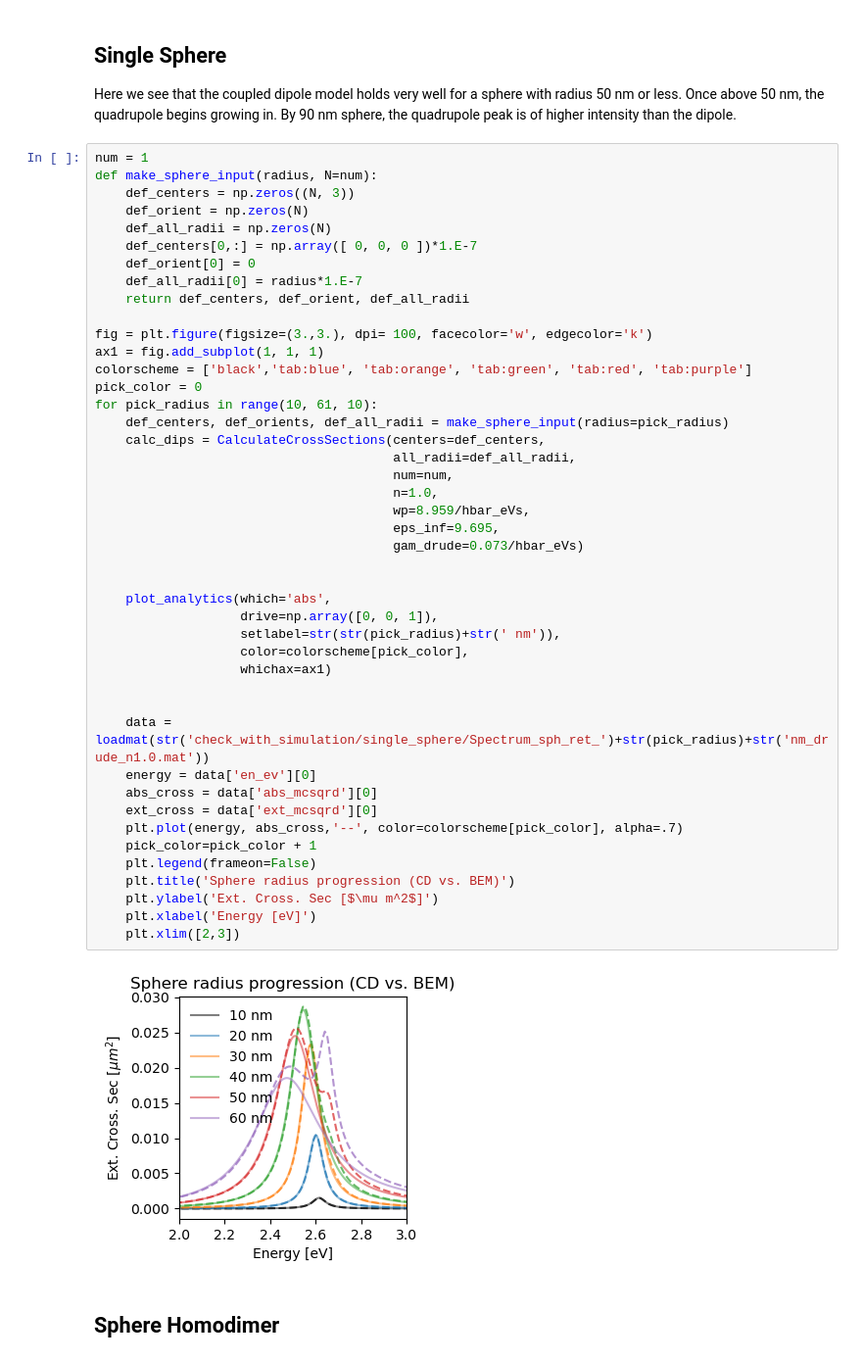
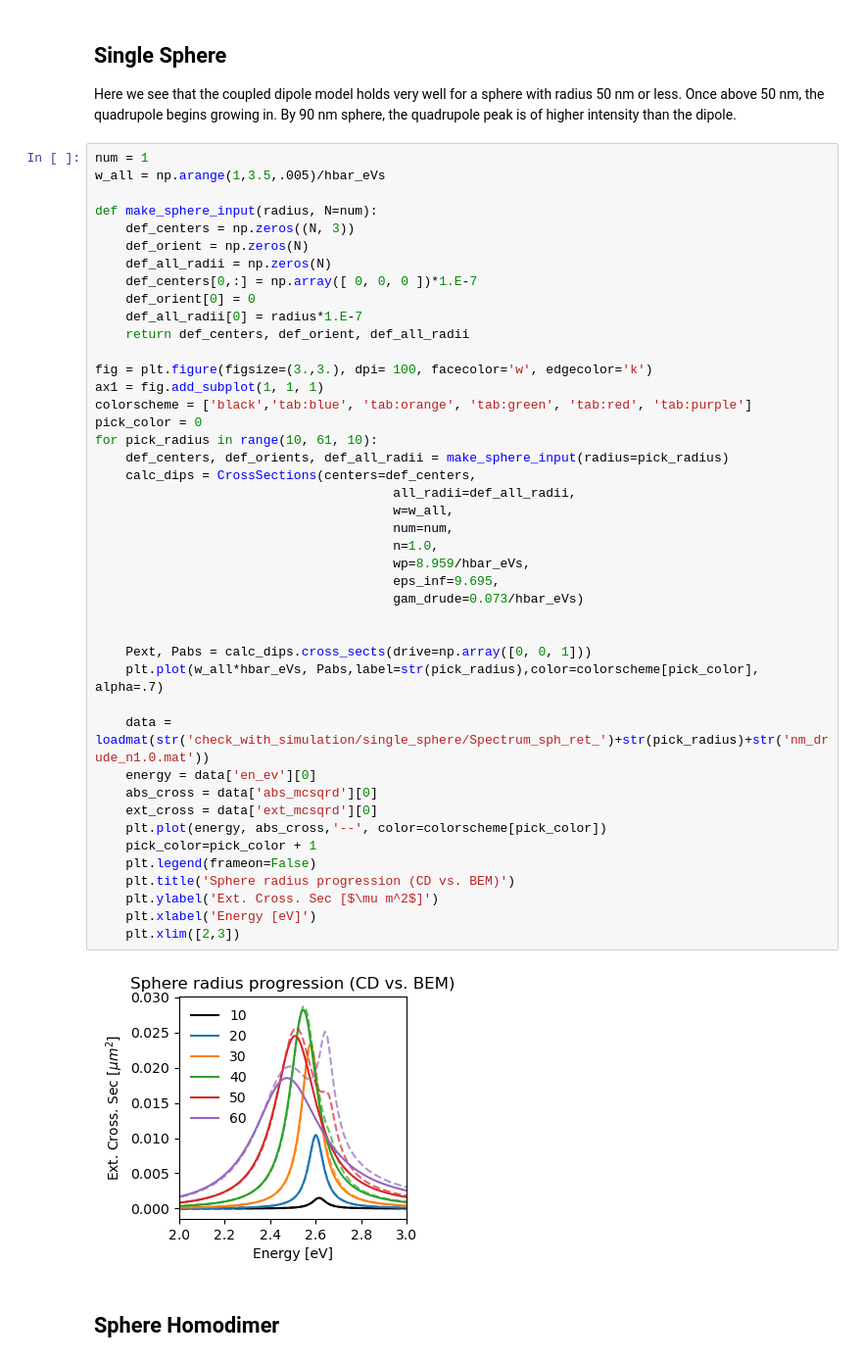
Before and after one commit to claireannewest/coupled_dipoles, a Jupyter notebook: Check Against BEM.ipynb, the cells around one changed output. Shown at 98% size. Cells and saved outputs as stored; diff of their text form.

Commit message:
w can be an array

```diff
--- a/Check Against BEM.ipynb
+++ b/Check Against BEM.ipynb
@@ -27,6 +12,8 @@ def plot_analytics(which, drive, setlabel, color, whichax):
 Here we see that the coupled dipole model holds very well for a sphere with radius 50 nm or less. Once above 50 nm, the quadrupole begins growing in. By 90 nm sphere, the quadrupole peak is of higher intensity than the dipole.
 # %%
 num = 1
+w_all = np.arange(1,3.5,.005)/hbar_eVs
+
 def make_sphere_input(radius, N=num):
     def_centers = np.zeros((N, 3))
     def_orient = np.zeros(N)
@@ -35,42 +22,39 @@ def make_sphere_input(radius, N=num):
     def_orient[0] = 0
     def_all_radii[0] = radius*1.E-7
     return def_centers, def_orient, def_all_radii
 
 fig = plt.figure(figsize=(3.,3.), dpi= 100, facecolor='w', edgecolor='k')
 ax1 = fig.add_subplot(1, 1, 1)
 colorscheme = ['black','tab:blue', 'tab:orange', 'tab:green', 'tab:red', 'tab:purple']
 pick_color = 0
 for pick_radius in range(10, 61, 10):
     def_centers, def_orients, def_all_radii = make_sphere_input(radius=pick_radius)
-    calc_dips = CalculateCrossSections(centers=def_centers,
+    calc_dips = CrossSections(centers=def_centers,
                                        all_radii=def_all_radii,
+                                       w=w_all,
                                        num=num,
                                        n=1.0,
                                        wp=8.959/hbar_eVs,
                                        eps_inf=9.695,
                                        gam_drude=0.073/hbar_eVs)
 
 
-    plot_analytics(which='abs',
-                   drive=np.array([0, 0, 1]),
-                   setlabel=str(str(pick_radius)+str(' nm')),
-                   color=colorscheme[pick_color],
-                   whichax=ax1)
-
+    Pext, Pabs = calc_dips.cross_sects(drive=np.array([0, 0, 1]))
+    plt.plot(w_all*hbar_eVs, Pabs,label=str(pick_radius),color=colorscheme[pick_color], alpha=.7)
 
     data = loadmat(str('check_with_simulation/single_sphere/Spectrum_sph_ret_')+str(pick_radius)+str('nm_drude_n1.0.mat'))
     energy = data['en_ev'][0]
     abs_cross = data['abs_mcsqrd'][0]
     ext_cross = data['ext_mcsqrd'][0]
-    plt.plot(energy, abs_cross,'--', color=colorscheme[pick_color], alpha=.7)
+    plt.plot(energy, abs_cross,'--', color=colorscheme[pick_color])
     pick_color=pick_color + 1
     plt.legend(frameon=False)
     plt.title('Sphere radius progression (CD vs. BEM)')
     plt.ylabel('Ext. Cross. Sec [$\mu m^2$]')
     plt.xlabel('Energy [eV]')
     plt.xlim([2,3])
 # %% [output]
-[figure, old version]
+[figure, new version]
 # %% [markdown]
 ## Sphere Homodimer
 # %%
```
Also changed, not shown: parts of 3 cells of this notebook, 2 other files.
